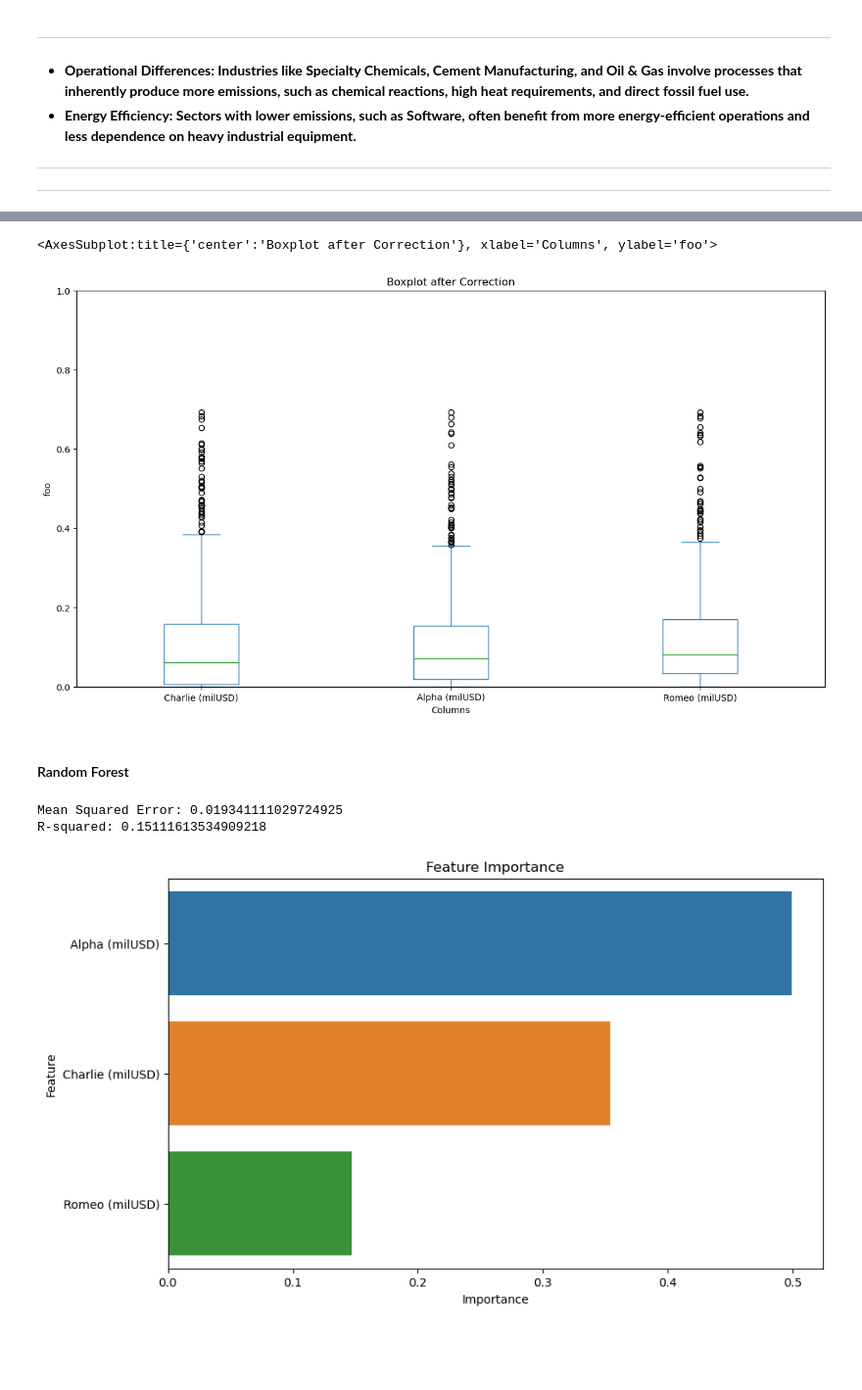
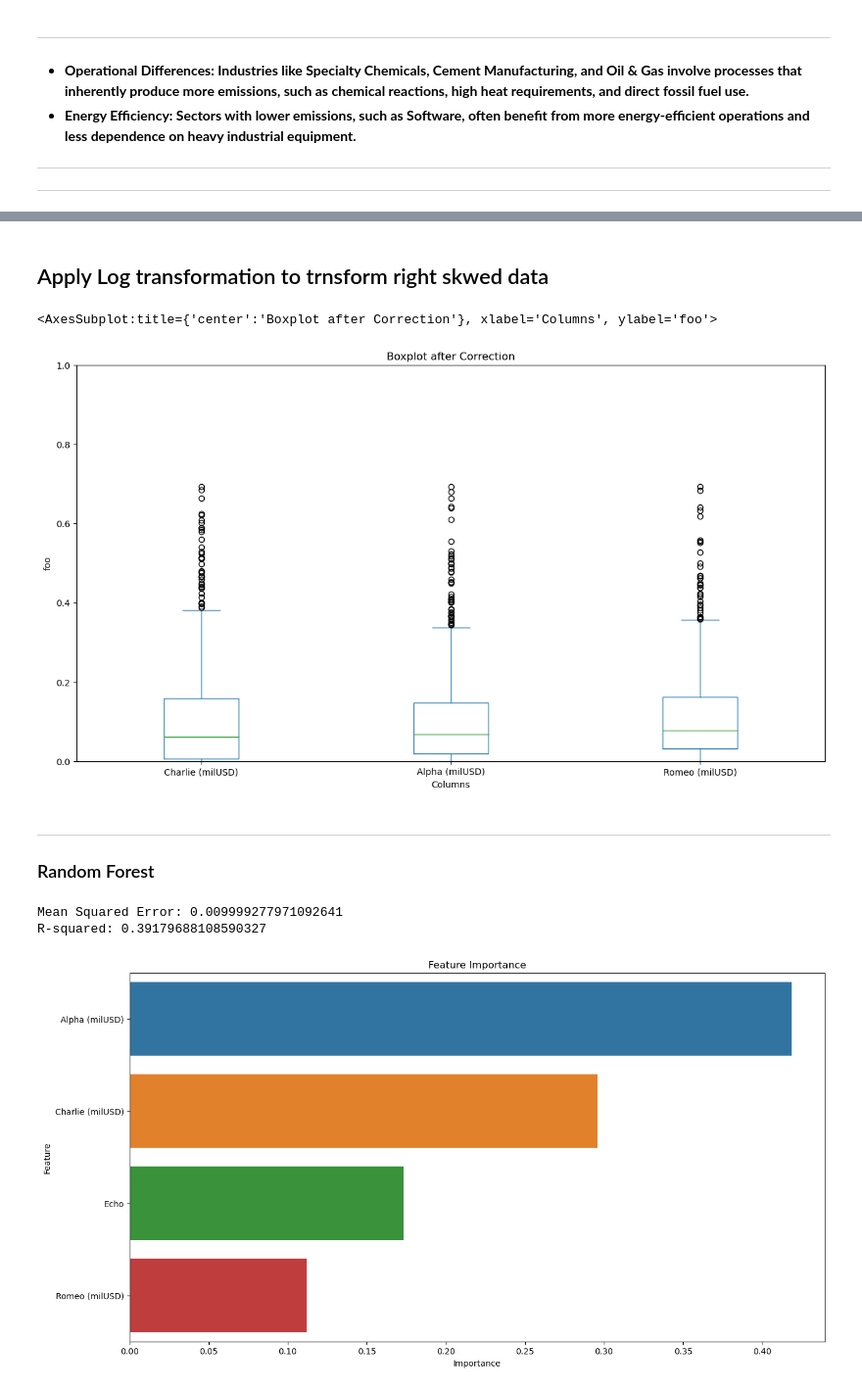
Before and after one commit to maniunix/scope_1_scope_2_emmisions, a Jupyter notebook: src/scope1_scope2_analysis.ipynb, the cells around one changed output, grey strips where cells are left out. Shown at 98% size. Saved outputs shown, nothing was run; the diff lists cells and outputs as text; code cells hidden in the pictures; blank space fills up the shorter version.

```diff
--- a/src/scope1_scope2_analysis.ipynb
+++ b/src/scope1_scope2_analysis.ipynb
@@ -170,7 +158,7 @@ df.groupby("Subsector Name")["Total S1+S2 (tCo2e)"].sum().sort_values(ascending
 ---
 ---
 # %%
-new_df = df.copy()[['Total S1+S2 (tCo2e)','Charlie (milUSD)', 'Alpha (milUSD)','Romeo (milUSD)']]
+new_df = df.copy()[['Total S1+S2 (tCo2e)','Charlie (milUSD)', 'Alpha (milUSD)','Romeo (milUSD)', 'Echo']]
 # %%
 Q1 = new_df.quantile(0.25)
 Q3 = new_df.quantile(0.75)
@@ -194,6 +205,8 @@ def min_max_normalize(df):
 
 # Normalization
 df_normalized = df_cleaned.pipe(min_max_normalize)
+# %% [markdown]
+## Apply Log transformation to trnsform right skwed data
 # %%
 df_transformed = df_normalized.apply(lambda x: np.log1p(x))
 
@@ -202,9 +215,10 @@ df_transformed[['Charlie (milUSD)', 'Alpha (milUSD)', 'Romeo (milUSD)']].plot(ki
                     xlabel = "Columns",ylabel = "foo",ylim = [0,1])
 # %% [output]
 <AxesSubplot:title={'center':'Boxplot after Correction'}, xlabel='Columns', ylabel='foo'>
-[figure, old version]
+[figure, new version]
 # %% [markdown]
-#### Random Forest
+---
+### Random Forest
 # %%
 # Define the features (X) and the target (y)
 X = df_transformed.drop(columns=['Total S1+S2 (tCo2e)'])
@@ -229,18 +243,18 @@ r2 = r2_score(y_test, y_pred)
 print(f"Mean Squared Error: {mse}")
 print(f"R-squared: {r2}")
 # %% [output]
-Mean Squared Error: 0.019341111029724925
-R-squared: 0.15111613534909218
+Mean Squared Error: 0.009999277971092641
+R-squared: 0.39179688108590327
 # %%
 importances = rf_model.feature_importances_
 features = X.columns
 
 feature_importance_df = pd.DataFrame({'Feature': features, 'Importance': importances})
 feature_importance_df = feature_importance_df.sort_values(by='Importance', ascending=False)
 
-plt.figure(figsize=(10, 6))
+plt.figure(figsize=(15, 8))
 sns.barplot(x='Importance', y='Feature', data=feature_importance_df)
 plt.title('Feature Importance')
 plt.show()
 # %% [output]
-[figure, old version]
+[figure, new version]
```
Also changed, not shown: parts of 5 cells of this notebook.
